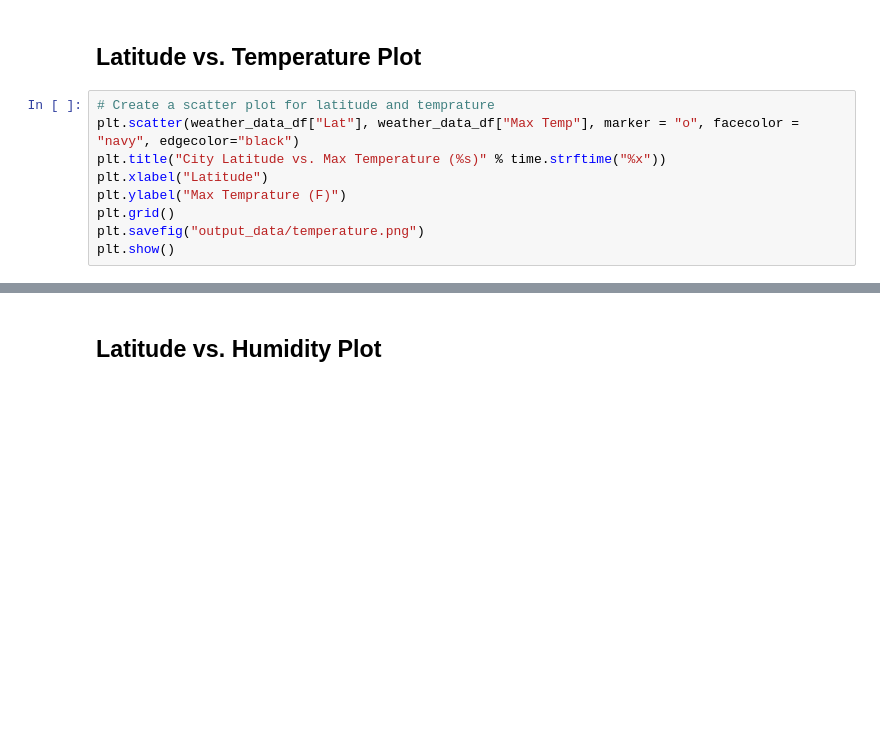
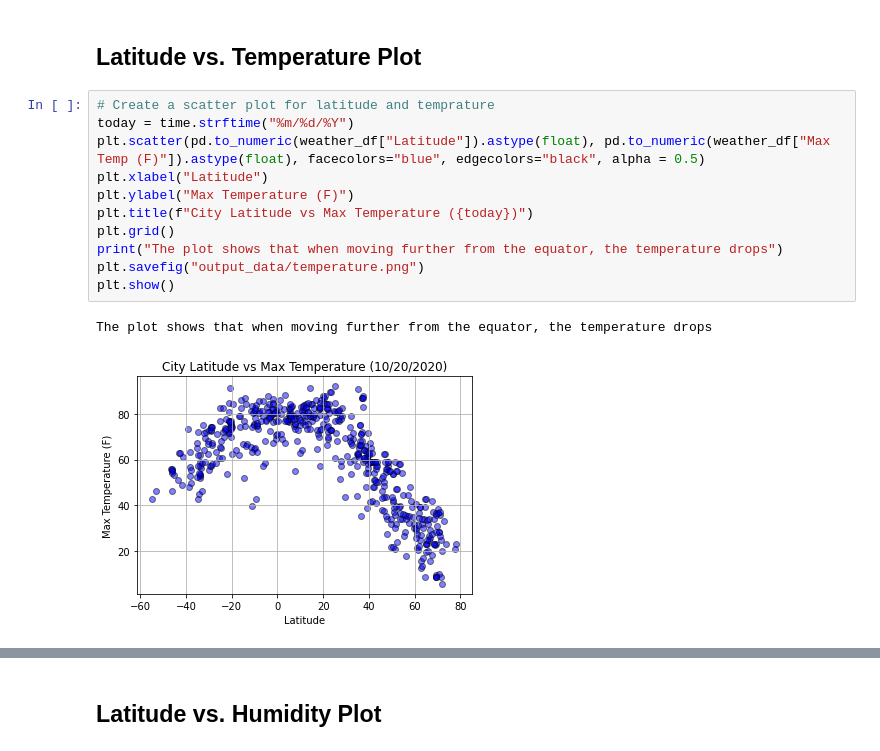
Before and after one commit to saramclean17/UCI_Homework_McLean, a Jupyter notebook: 06-Python-API-Challenge/WeatherPy.ipynb, the cells around one changed output, grey strips where cells are left out. Drawn from its saved outputs; the diff is of its cells as text; blank space fills up the shorter version.

```diff
--- a/06-Python-API-Challenge/WeatherPy.ipynb
+++ b/06-Python-API-Challenge/WeatherPy.ipynb
@@ -387,10 +242,15 @@ count_cities_path
 ## Latitude vs. Temperature Plot
 # %%
 # Create a scatter plot for latitude and temprature
-plt.scatter(weather_data_df["Lat"], weather_data_df["Max Temp"], marker = "o", facecolor = "navy", edgecolor="black")
-plt.title("City Latitude vs. Max Temperature (%s)" % time.strftime("%x"))
+today = time.strftime("%m/%d/%Y")
+plt.scatter(pd.to_numeric(weather_df["Latitude"]).astype(float), pd.to_numeric(weather_df["Max Temp (F)"]).astype(float), facecolors="blue", edgecolors="black", alpha = 0.5)
 plt.xlabel("Latitude")
-plt.ylabel("Max Temprature (F)")
+plt.ylabel("Max Temperature (F)")
+plt.title(f"City Latitude vs Max Temperature ({today})")
 plt.grid()
+print("The plot shows that when moving further from the equator, the temperature drops")
 plt.savefig("output_data/temperature.png")
 plt.show()
+# %% [output]
+The plot shows that when moving further from the equator, the temperature drops
+[figure, added]
```
Also changed, not shown: parts of 30 cells of this notebook.
